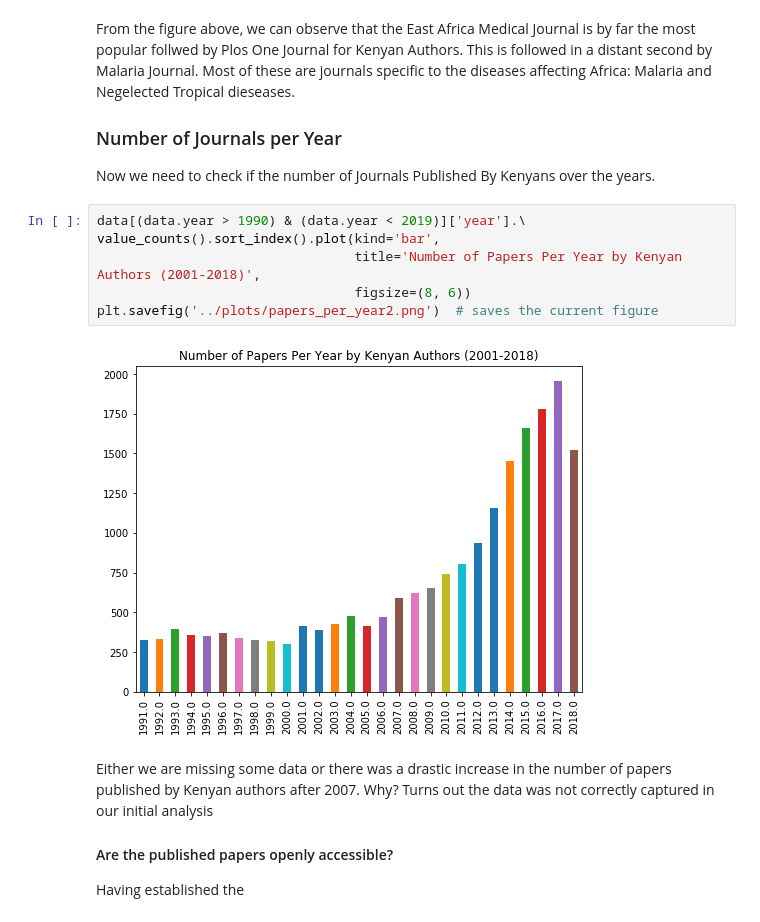
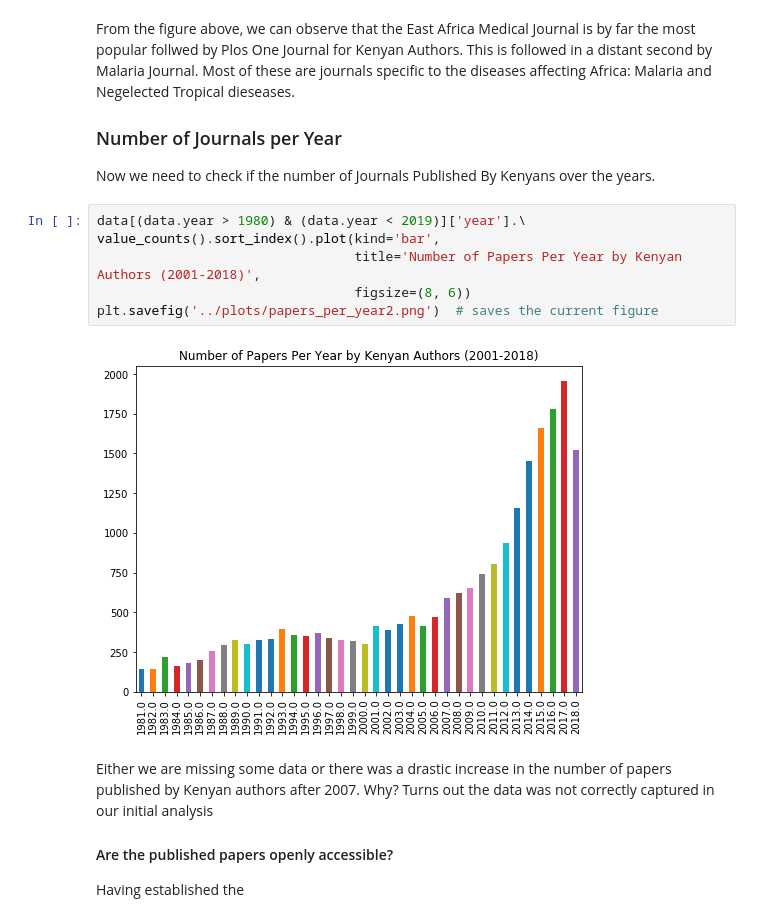
Before and after one commit to BioinfoNet/Data-mining, a Jupyter notebook: Notebooks/Data_Analysis_and_Visualization.ipynb, the cells around one changed output. Drawn from its saved outputs; the diff is of its cells as text.

```diff
--- a/Notebooks/Data_Analysis_and_Visualization.ipynb
+++ b/Notebooks/Data_Analysis_and_Visualization.ipynb
@@ -43,13 +48,13 @@ From the figure above, we can observe that the East Africa Medical Journal is by
 
 Now we need to check if the number of Journals Published By Kenyans over the years.
 # %%
-data[(data.year > 1990) & (data.year < 2019)]['year'].\
+data[(data.year > 1980) & (data.year < 2019)]['year'].\
 value_counts().sort_index().plot(kind='bar',
                                  title='Number of Papers Per Year by Kenyan Authors (2001-2018)',
                                  figsize=(8, 6))
 plt.savefig('../plots/papers_per_year2.png')  # saves the current figure
 # %% [output]
-[figure, old version]
+[figure, new version]
 # %% [markdown]
 Either we are missing some data or there was a drastic increase in the number of papers published by Kenyan authors after 2007. Why? Turns out the data was not correctly captured in our initial analysis
 
```
Also changed, not shown: parts of 6 cells of this notebook, 3 other files.
